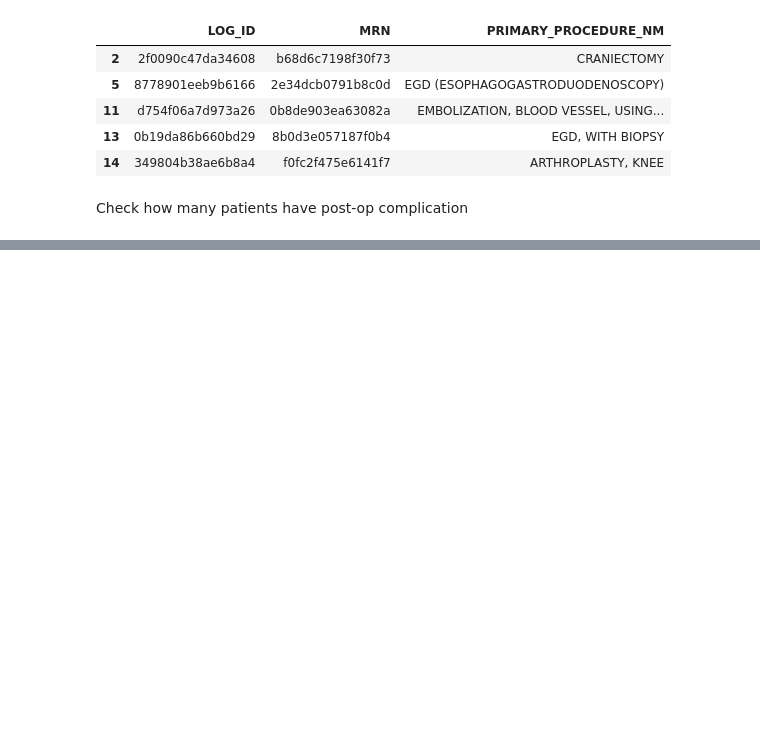
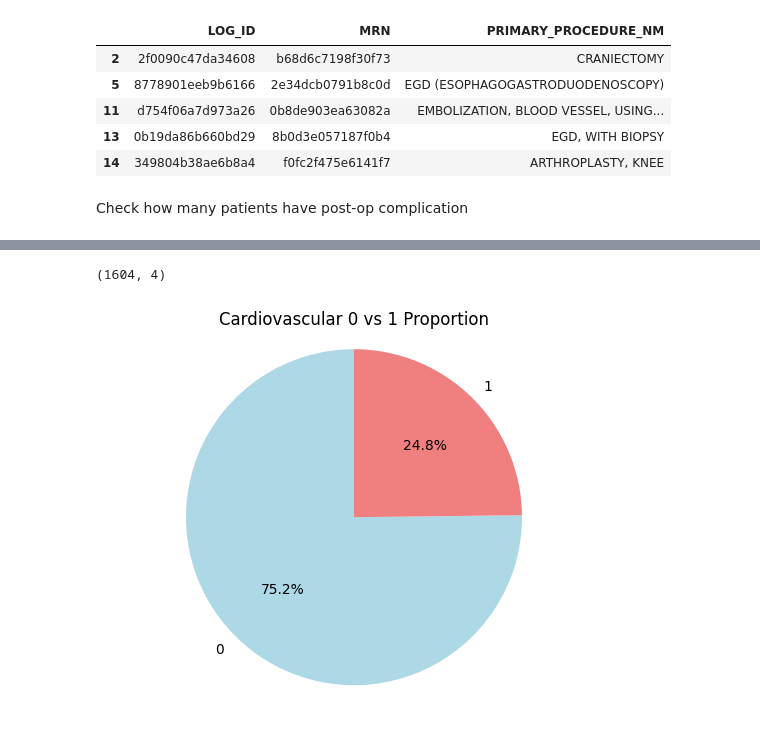
Before and after one commit to jiulong15/comp90051, a Jupyter notebook: code/patient_label.ipynb, the cells around one changed output, grey strips where cells are left out. Saved outputs shown, nothing was run; the diff lists cells and outputs as text; code cells hidden in the pictures; blank space fills up the shorter version.

Commit message:
update patient label with anesthesia type

```diff
--- a/code/patient_label.ipynb
+++ b/code/patient_label.ipynb
@@ -177,13 +178,16 @@ post_op['Have complication']  = 1
 post_op_complication = post_op[['LOG_ID','MRN','Have complication']]
 post_op_complication = post_op_complication.drop_duplicates(subset=['LOG_ID','MRN'], keep='first')
 
-train_data = pd.merge(patient_list, post_op_complication, on=['LOG_ID','MRN'], how='left')
-train_data = pd.merge(train_data, post_op_cardiac, on=['LOG_ID','MRN'], how='left')
+train_data1 = pd.merge(patient_list, post_op_complication, on=['LOG_ID','MRN'], how='left')
+train_data2 = pd.merge(train_data1, post_op_cardiac, on=['LOG_ID','MRN'], how='left')
 
-print(train_data.shape)
-patient_with_cardiovascular = train_data[train_data['Cardiovascular'] == 1]
-patient_without_complication = train_data[train_data['Have complication'] != 1]
+print(train_data1.shape)
+print(train_data2.shape)
+patient_with_cardiovascular = train_data2[train_data2['Cardiovascular'] == 1]
+patient_without_complication = train_data2[train_data2['Have complication'] != 1]
+
 
 print(patient_with_cardiovascular.shape)
 print(patient_without_complication.shape)
+patient_without_complication.head()
 # %% [output]
@@ -193,5 +222,5 @@ print(patient_without_complication.shape)
 # %%
-train_data = pd.concat([patient_with_cardiovascular, patient_without_complication])
-train_data = train_data[['LOG_ID','MRN','Cardiovascular']].reset_index(drop=True)
-train_data['Cardiovascular'] = train_data['Cardiovascular'].fillna(0)
+data_labeled = pd.concat([patient_with_cardiovascular, patient_without_complication])
+data_labeled= data_labeled[['LOG_ID','MRN','Cardiovascular']].reset_index(drop=True)
+data_labeled['Cardiovascular'] = data_labeled['Cardiovascular'].fillna(0)
 # %%
@@ -207,0 +237,5 @@ train_data.head()
+# %%
+ASA_general = patient_info[['LOG_ID','MRN','PRIMARY_ANES_TYPE_NM']]
+ASA_general = ASA_general.drop_duplicates()
+print(ASA_general.shape)
+ASA_general.head()
@@ -208 +292,8 @@ train_data.head()
+# %%
+patient_general = pd.merge(data_labeled, ASA_general, on=['LOG_ID','MRN'], how='left')
+train_data = patient_general[patient_general['PRIMARY_ANES_TYPE_NM'] == 'General']
+
+print(train_data.shape)
+# %% [output]
+(1604, 4)
 # %%
@@ -211,0 +302,10 @@ train_data.head()
+# %%
+counts = train_data['Cardiovascular'].value_counts()
+
+# 画饼图
+plt.pie(counts, labels=['0', '1'], autopct='%1.1f%%', startangle=90, colors=['lightblue', 'lightcoral'])
+plt.title('Cardiovascular 0 vs 1 Proportion')
+plt.axis('equal')
+plt.show()
+# %% [output]
+[figure, added]
```
Also changed, not shown: parts of 11 cells of this notebook, 1 other file.
